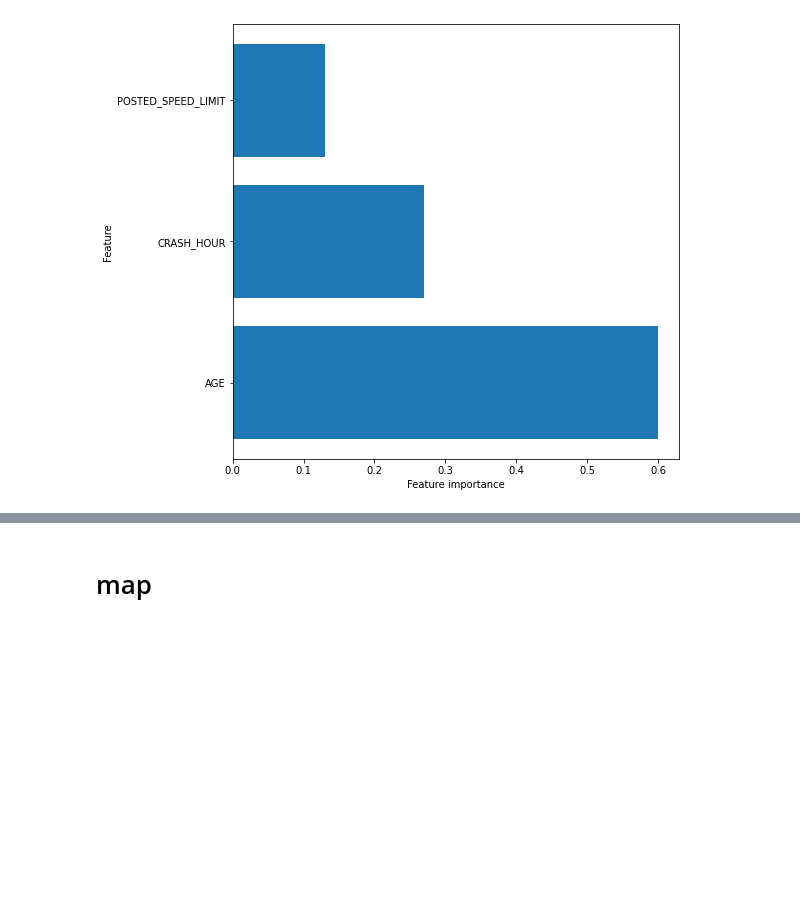
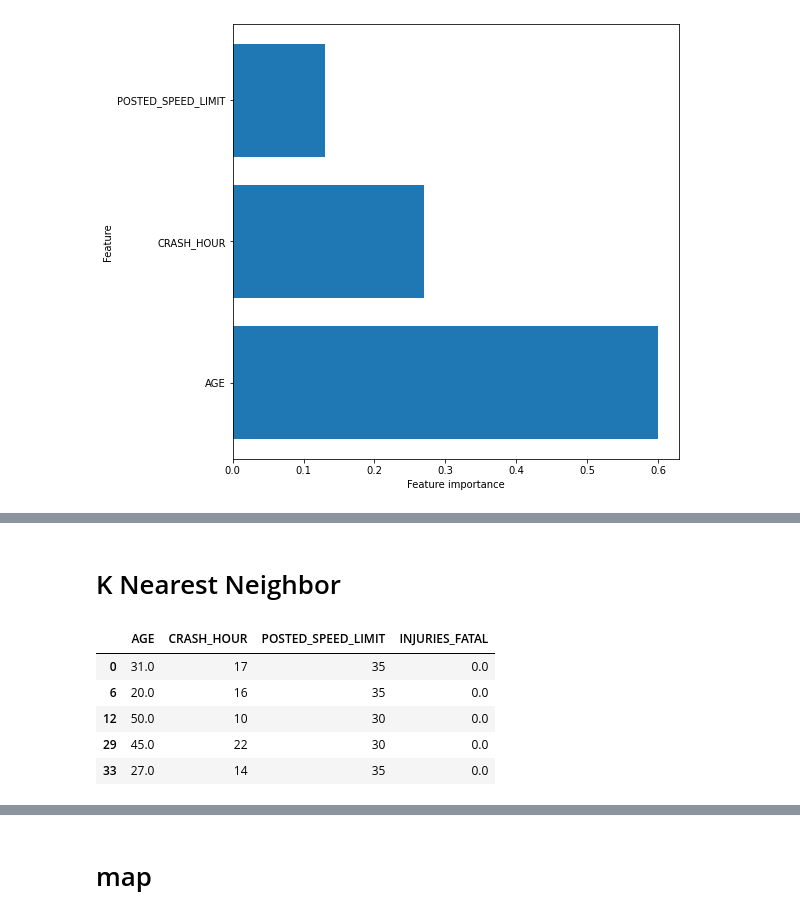
Before and after one commit to meowkaiser/Chicago_Car_Crashes_Project, a Jupyter notebook: zach_notebook.ipynb, the cells around one changed output, grey strips where cells are left out. Saved outputs shown, nothing was run; the diff lists cells and outputs as text; code cells hidden in the pictures; blank space fills up the shorter version.

```diff
--- a/zach_notebook.ipynb
+++ b/zach_notebook.ipynb
@@ -231,0 +233,13 @@ plot_feature_importances(best_forest)
+# %% [markdown]
+# K Nearest Neighbor
+# %%
+# One-hot encode the categorical columns
+one_hot_df = pd.get_dummies(test_df)
+one_hot_df.head()
+# %% [output]
+|  | AGE | CRASH_HOUR | POSTED_SPEED_LIMIT | INJURIES_FATAL |
+| 0 | 31.0 | 17 | 35 | 0.0 |
+| 6 | 20.0 | 16 | 35 | 0.0 |
+| 12 | 50.0 | 10 | 30 | 0.0 |
+| 29 | 45.0 | 22 | 30 | 0.0 |
+| 33 | 27.0 | 14 | 35 | 0.0 |
```
Also changed, not shown: parts of 19 cells of this notebook.
